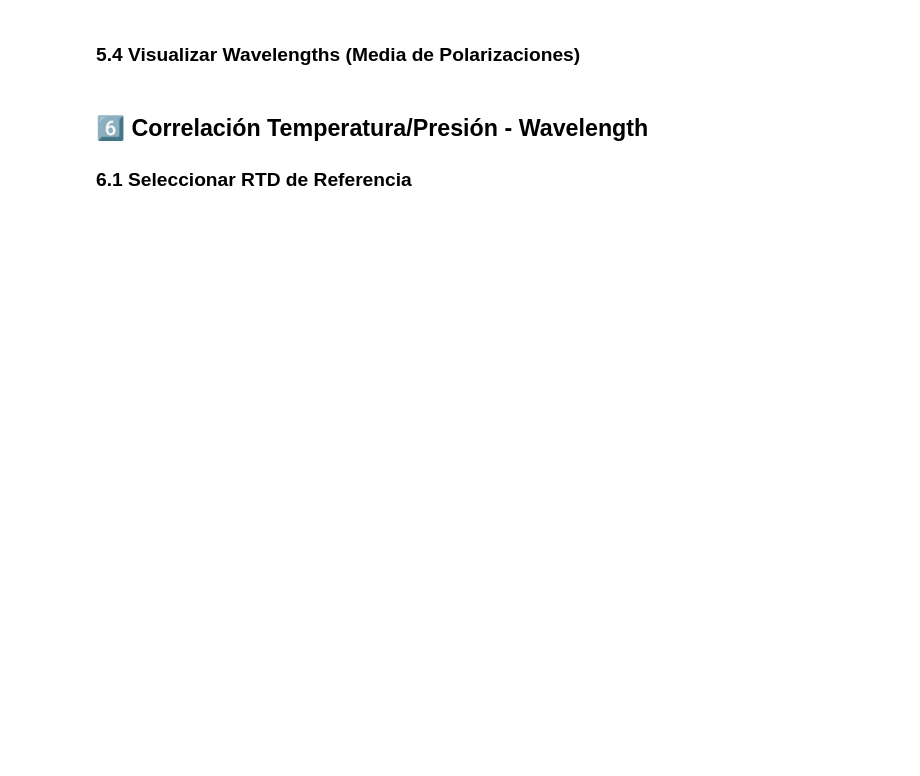
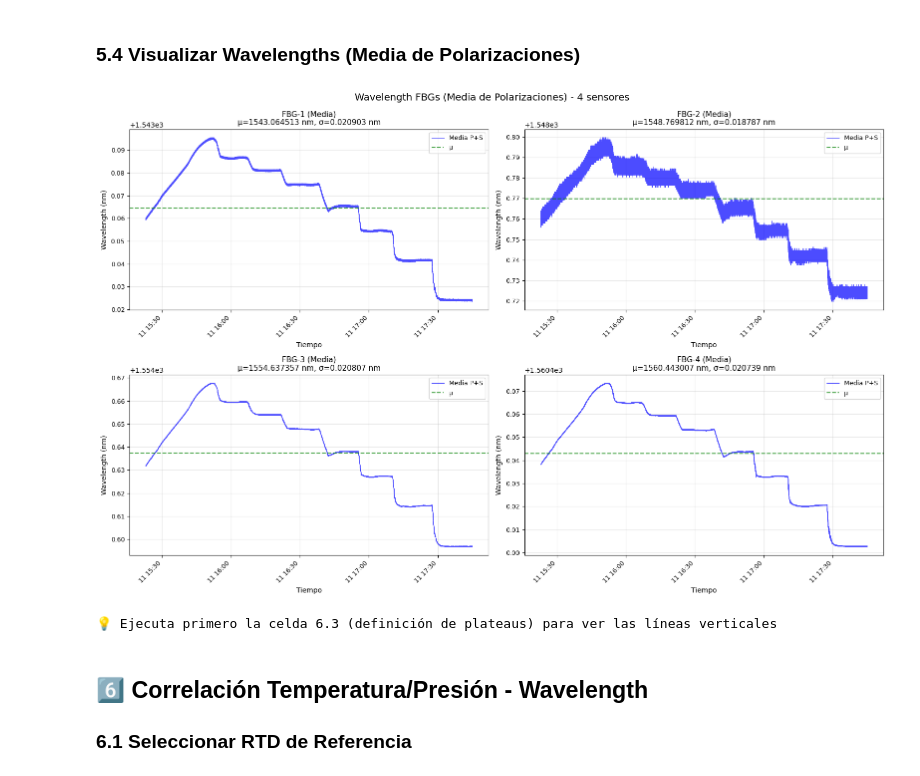
Before and after one commit to garpol/rtd-calibration-ana, a Jupyter notebook: FBG_Sensitivity_Analysis/Analisis_FBG_4sensores_20260211.ipynb, the cells around one changed output. Saved outputs shown, nothing was run; the diff lists cells and outputs as text; code cells hidden in the pictures; blank space fills up the shorter version.

Commit message:
Add FBG 4-sensor analysis notebooks for 02/02, 04/02, and 11/02/2026

```diff
--- a/FBG_Sensitivity_Analysis/Analisis_FBG_4sensores_20260211.ipynb
+++ b/FBG_Sensitivity_Analysis/Analisis_FBG_4sensores_20260211.ipynb
@@ -577,39 +667,42 @@ if n_sensors == 1:
 else:
     axes = axes.flatten()
 
 for idx, (label, data) in enumerate(fbg_mean_data.items()):
     times_fbg = data["timestamps"]
     wav_fbg = data["wavelength"]
     sensor_num = data["sensor_num"]
 
     axes[idx].plot(times_fbg, wav_fbg, 'b-', linewidth=0.8, alpha=0.7, label='Media P+S')
     axes[idx].axhline(data['mean'], color='g', linestyle='--', linewidth=1.5, alpha=0.7, label='μ')
 
     # Añadir líneas verticales de plateaus (si están definidos)
     if 'plateau_data' in globals() and len(plateau_data) > 0:
         for plateau in plateau_data:
             axes[idx].axvline(plateau["t0"], color='red', linestyle='--', linewidth=1.2, alpha=0.5)
             axes[idx].axvline(plateau["tfin"], color='blue', linestyle='--', linewidth=1.2, alpha=0.5)
 
     axes[idx].set_title(f"FBG-{sensor_num} (Media)\nμ={data['mean']:.6f} nm, σ={data['std']:.6f} nm", fontsize=11)
     axes[idx].set_xlabel('Tiempo', fontsize=10)
     axes[idx].set_ylabel('Wavelength (nm)', fontsize=10)
     axes[idx].grid(True, alpha=0.3)
     axes[idx].legend(fontsize=9)
     axes[idx].tick_params(labelsize=9)
 
     for tick_label in axes[idx].get_xticklabels():
+        tick_label.set_rotation(45)
+        tick_label.set_ha('right')
 
-
-        tick_label.set_rotation(45)plt.show()
+plt.tight_layout()
+plt.suptitle(f'Wavelength FBGs (Media de Polarizaciones) - {n_sensors} sensores', fontsize=14, y=1.02)
+plt.show()
 
 if 'plateau_data' in globals() and len(plateau_data) > 0:
-        tick_label.set_ha('right')plt.suptitle(f'Wavelength FBGs (Media de Polarizaciones) - {n_sensors} sensores', fontsize=14, y=1.02)
-
     print(f"🔴🔵 Plateaus marcados con líneas verticales (rojo=inicio, azul=fin)")
+else:
     print(f"💡 Ejecuta primero la celda 6.3 (definición de plateaus) para ver las líneas verticales")
-
-else:plt.tight_layout()
+# %% [output]
+[figure, added]
+💡 Ejecuta primero la celda 6.3 (definición de plateaus) para ver las líneas verticales
 # %% [markdown]
 ## 6️⃣ Correlación Temperatura/Presión - Wavelength
 
```
Also changed, not shown: parts of 18 cells of this notebook, 1 other file.
